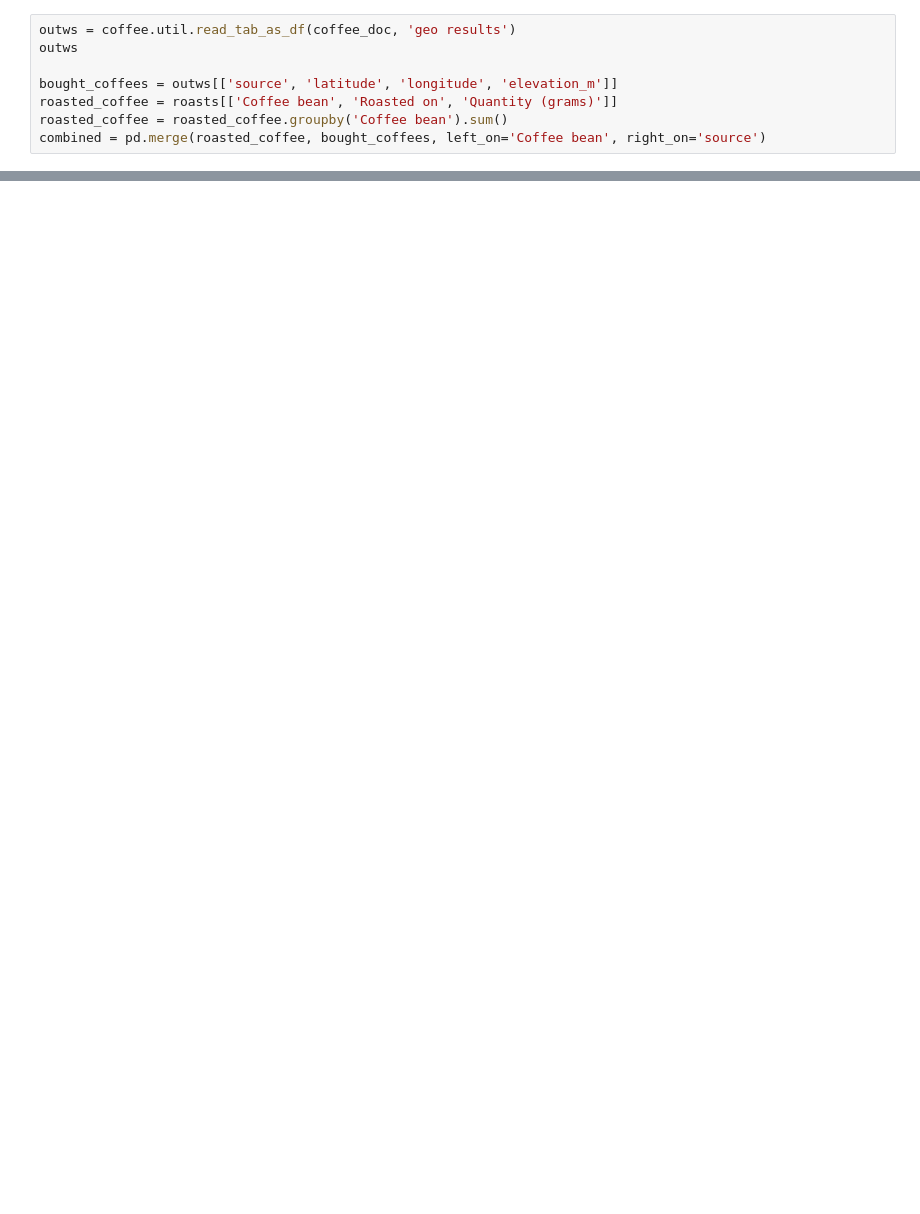
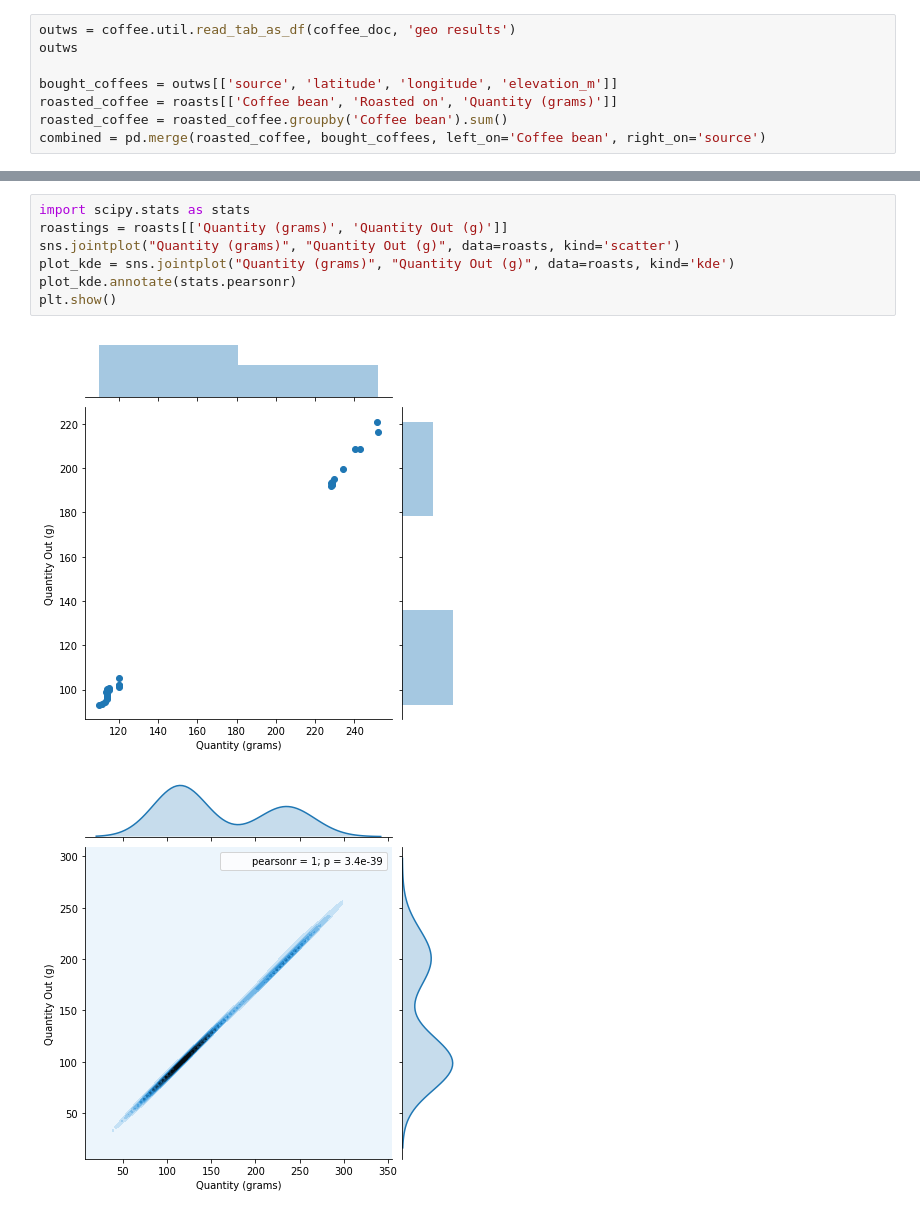
Before and after one commit to themcclure/coffee, a Jupyter notebook: visualizations.ipynb, the cells around one changed output, grey strips where cells are left out. Saved outputs shown, nothing was run; the diff lists cells and outputs as text; blank space fills up the shorter version.

```diff
--- a/visualizations.ipynb
+++ b/visualizations.ipynb
@@ -59,0 +68,10 @@ g = sns.distplot(roasted_coffee['Quantity (grams)'].values)
+# %%
+import scipy.stats as stats
+roastings = roasts[['Quantity (grams)', 'Quantity Out (g)']]
+sns.jointplot("Quantity (grams)", "Quantity Out (g)", data=roasts, kind='scatter')
+plot_kde = sns.jointplot("Quantity (grams)", "Quantity Out (g)", data=roasts, kind='kde')
+plot_kde.annotate(stats.pearsonr)
+plt.show()
+# %% [output]
+[figure, added]
+[figure, added]
```
Also changed, not shown: parts of 5 cells of this notebook.
